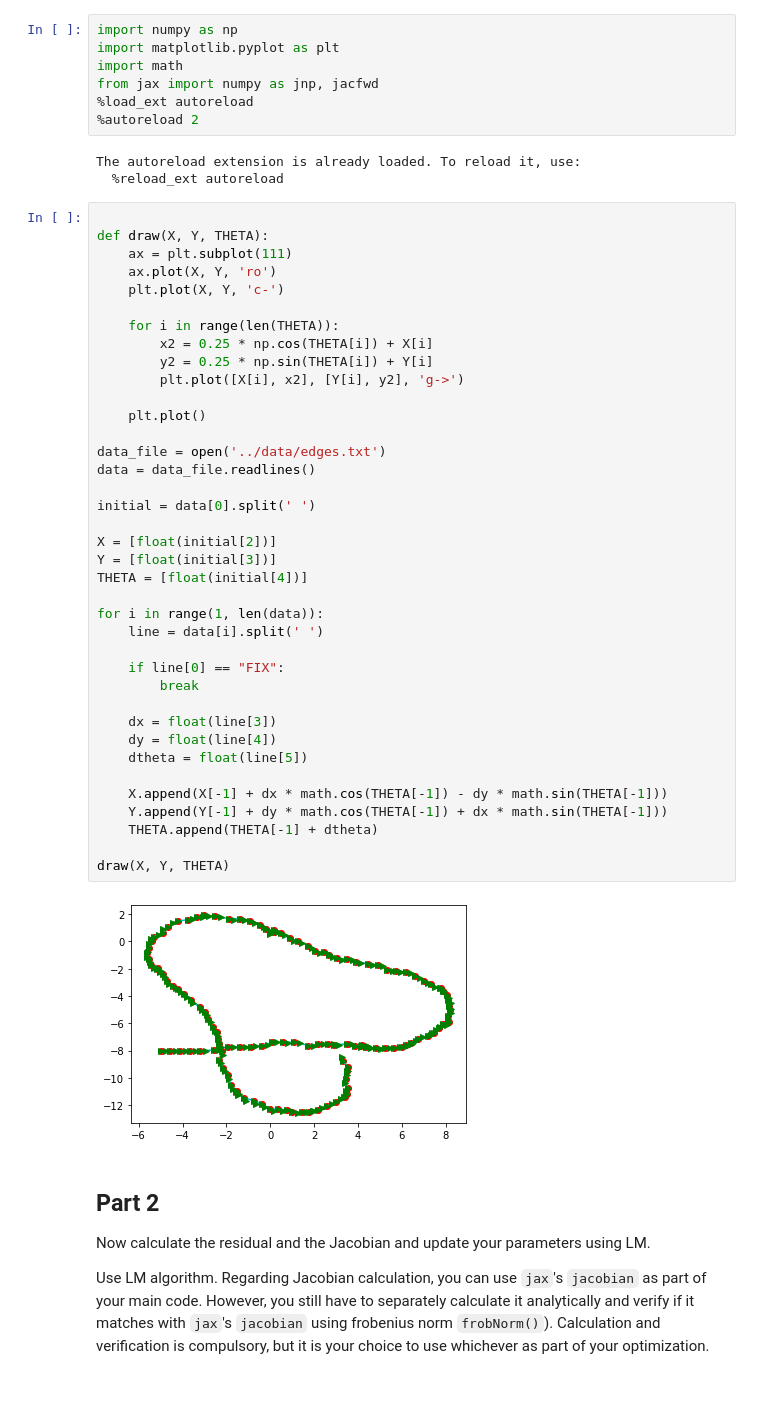
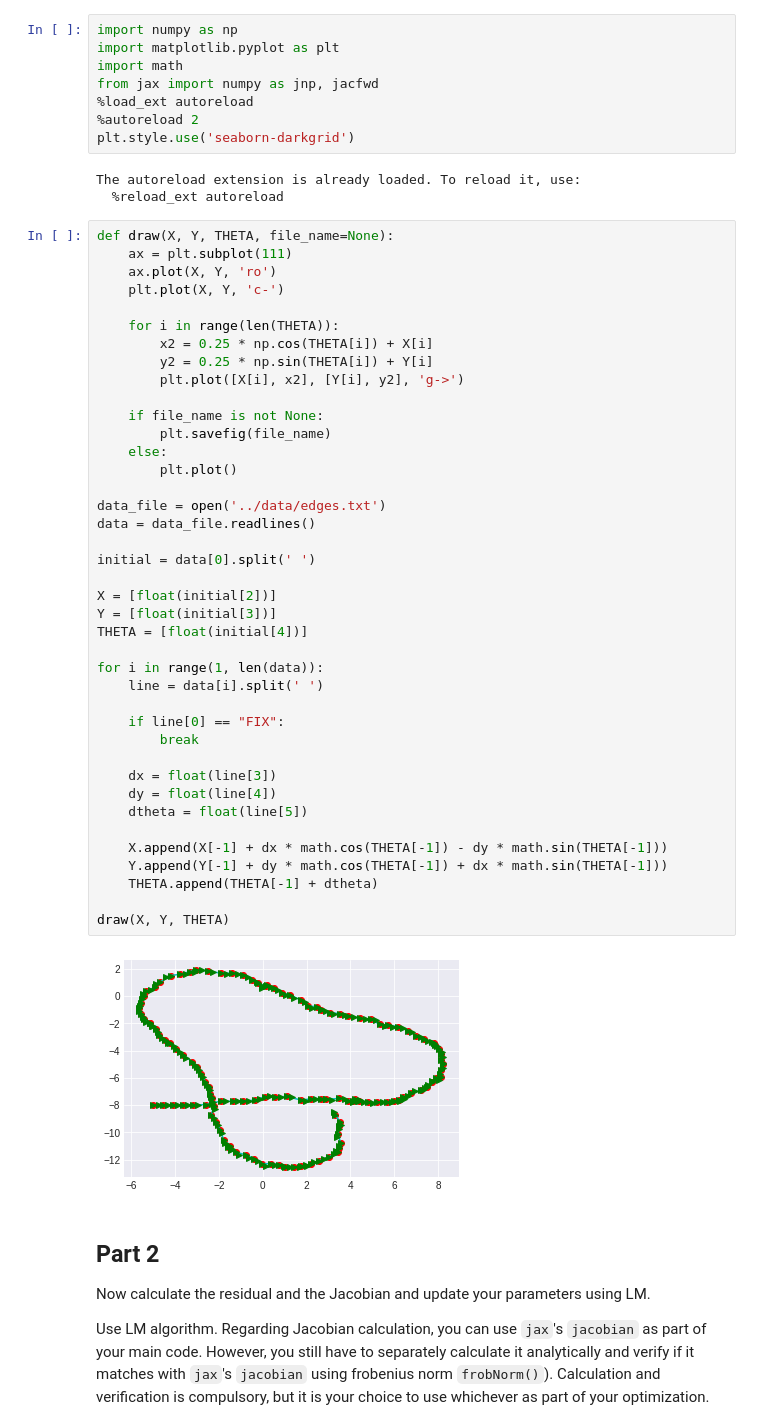
Before and after one commit to gsc2001/Classic-SLAM, a Jupyter notebook: questions/Question 2 - 2D SLAM.ipynb, the cells around one changed output. Cells and saved outputs as stored; diff of their text form; blank space fills up the shorter version.

```diff
--- a/questions/Question 2 - 2D SLAM.ipynb
+++ b/questions/Question 2 - 2D SLAM.ipynb
@@ -39,12 +39,12 @@ import math
 from jax import numpy as jnp, jacfwd
 %load_ext autoreload
 %autoreload 2
+plt.style.use('seaborn-darkgrid')
 # %% [output]
 The autoreload extension is already loaded. To reload it, use:
   %reload_ext autoreload
 # %%
-
-def draw(X, Y, THETA):
+def draw(X, Y, THETA, file_name=None):
     ax = plt.subplot(111)
     ax.plot(X, Y, 'ro')
     plt.plot(X, Y, 'c-')
@@ -53,35 +53,38 @@ def draw(X, Y, THETA):
         x2 = 0.25 * np.cos(THETA[i]) + X[i]
         y2 = 0.25 * np.sin(THETA[i]) + Y[i]
         plt.plot([X[i], x2], [Y[i], y2], 'g->')
 
-    plt.plot()
+    if file_name is not None:
+        plt.savefig(file_name)
+    else:
+        plt.plot()
 
 data_file = open('../data/edges.txt')
 data = data_file.readlines()
 
 initial = data[0].split(' ')
 
 X = [float(initial[2])]
 Y = [float(initial[3])]
 THETA = [float(initial[4])]
 
 for i in range(1, len(data)):
     line = data[i].split(' ')
 
     if line[0] == "FIX":
         break
 
     dx = float(line[3])
     dy = float(line[4])
     dtheta = float(line[5])
 
     X.append(X[-1] + dx * math.cos(THETA[-1]) - dy * math.sin(THETA[-1]))
     Y.append(Y[-1] + dy * math.cos(THETA[-1]) + dx * math.sin(THETA[-1]))
     THETA.append(THETA[-1] + dtheta)
 
 draw(X, Y, THETA)
 # %% [output]
-[figure, old version]
+[figure, new version]
 # %% [markdown]
 ## Part 2
 
```
Also changed, not shown: parts of 39 cells of this notebook, 18 other files.
